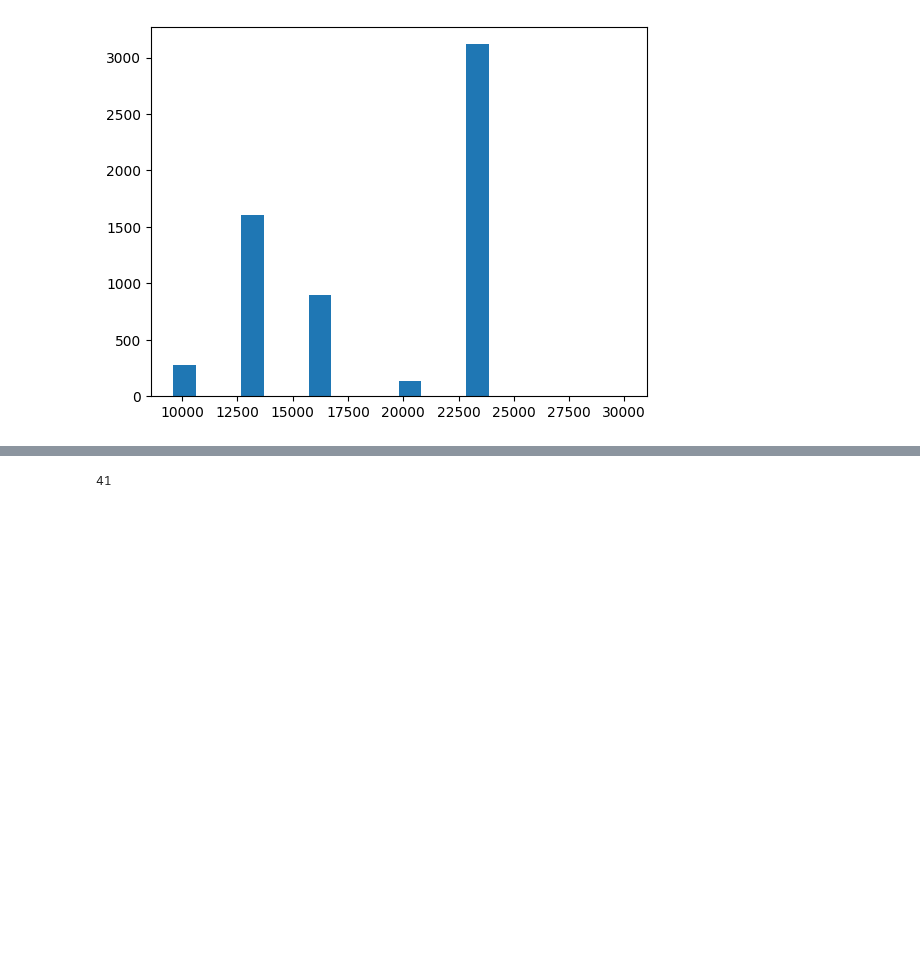
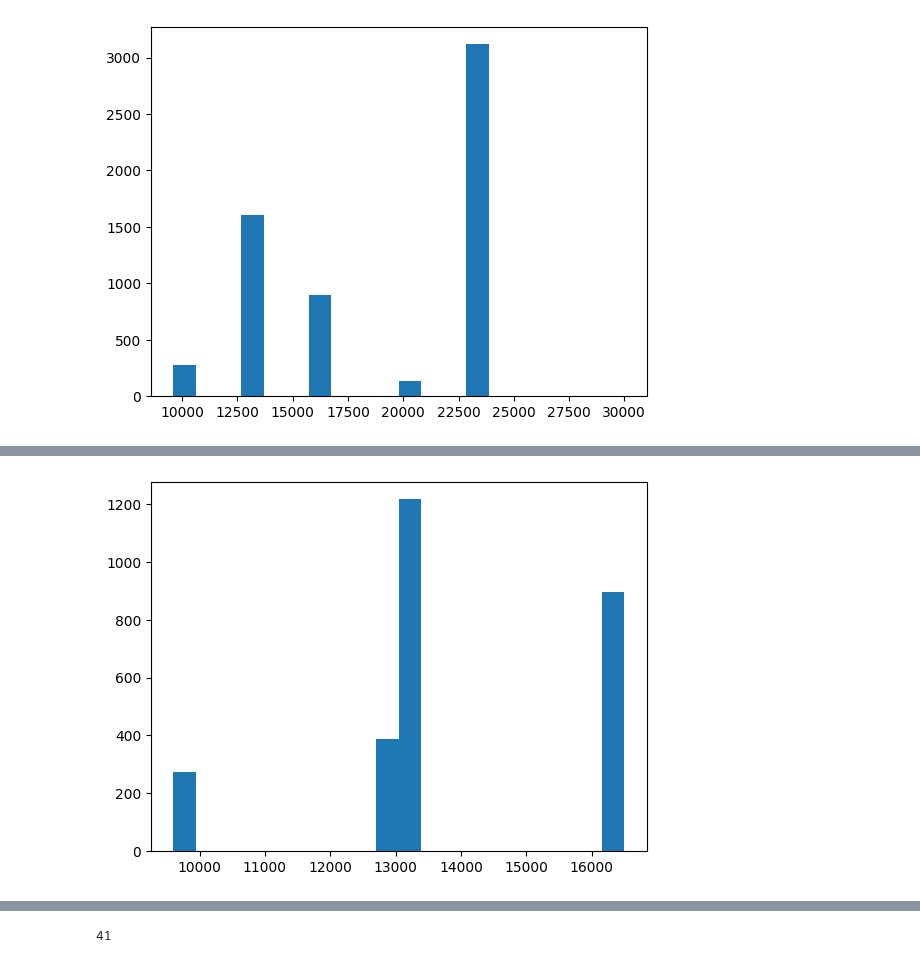
Before and after one commit to pfoytik/scenarioDiscovery, a Jupyter notebook: ema_clustering.ipynb, the cells around one changed output, grey strips where cells are left out. Saved outputs shown, nothing was run; the diff lists cells and outputs as text; code cells hidden in the pictures; blank space fills up the shorter version.

```diff
--- a/ema_clustering.ipynb
+++ b/ema_clustering.ipynb
@@ -244,0 +277,6 @@ print(len(dfMAX), len(df_resultsMAX))
+# %%
+### plot histogram of low results
+plt.hist(low_results[0], bins=20)
+plt.show()
+# %% [output]
+[figure, added]
```
Also changed, not shown: parts of 46 cells of this notebook.
